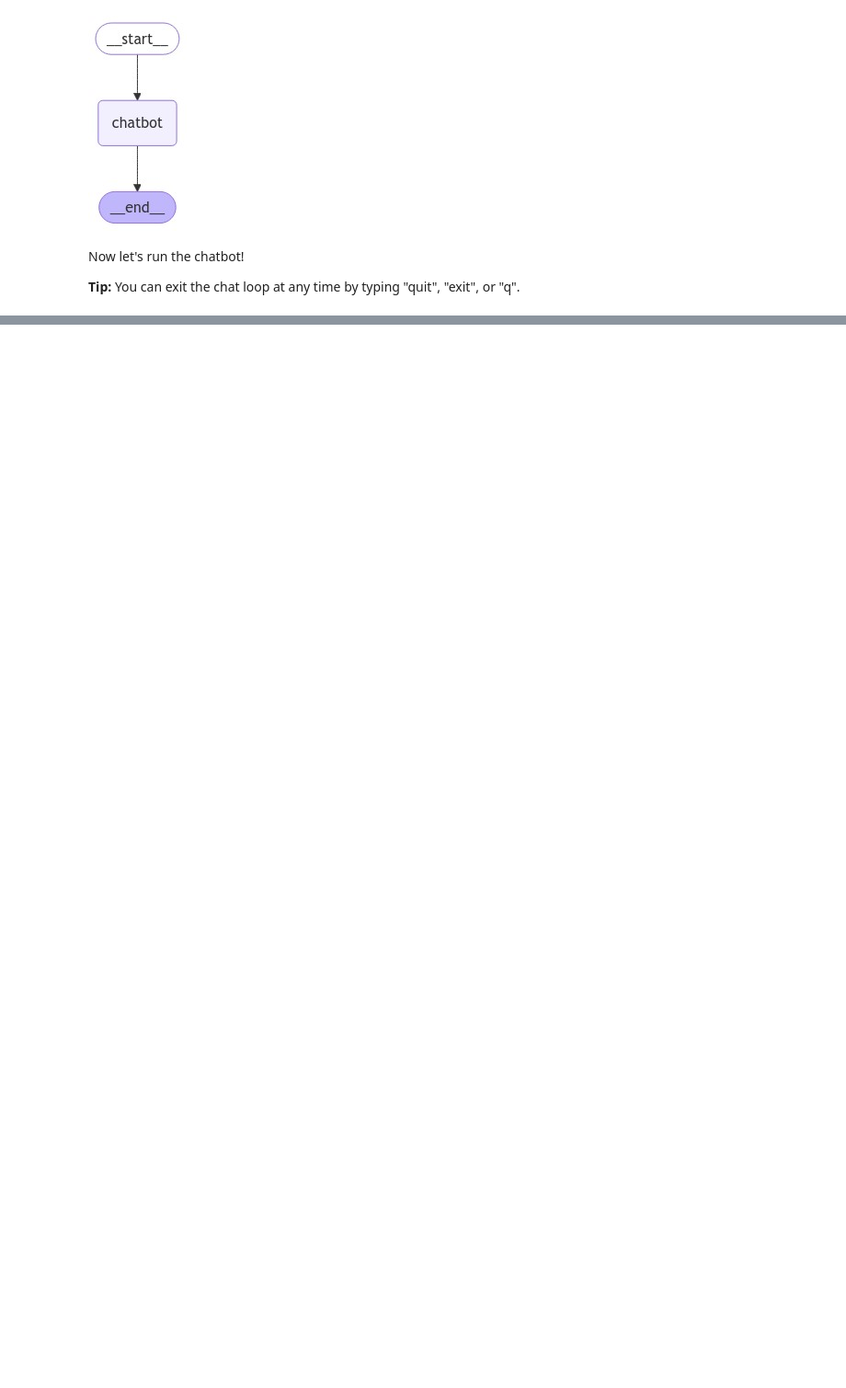
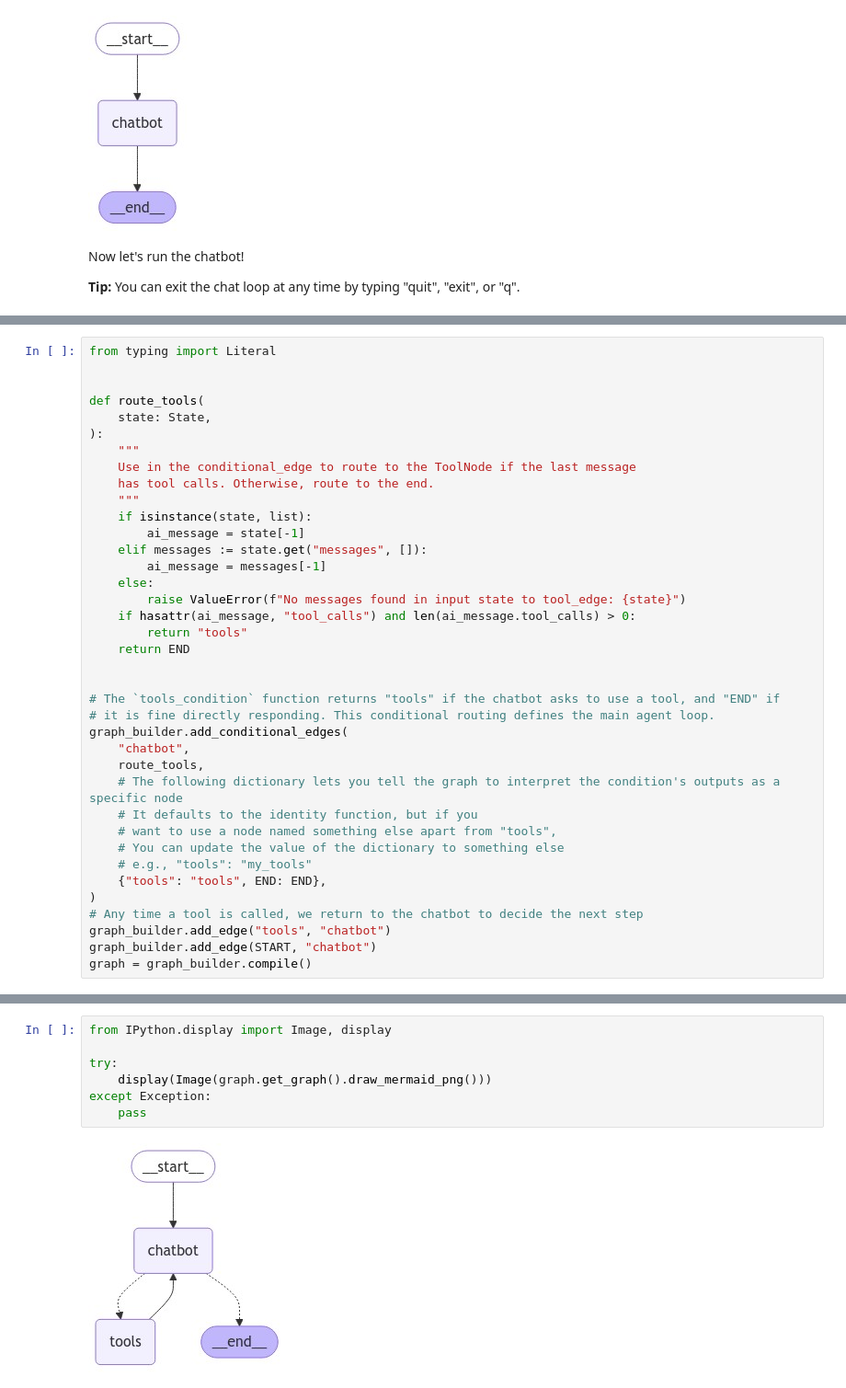
Before and after one commit to asakchris/genai-langchain, a Jupyter notebook: 05-Tools-Agents/02-SearchEngineWithLangGraph.ipynb, the cells around one changed output, grey strips where cells are left out. Shown: that part at 92% size. Cells and saved outputs as stored; diff of their text form; blank space fills up the shorter version.

```diff
--- a/05-Tools-Agents/02-SearchEngineWithLangGraph.ipynb
+++ b/05-Tools-Agents/02-SearchEngineWithLangGraph.ipynb
@@ -139,0 +239,38 @@ Goodbye!
+# %%
+from typing import Literal
+
+
+def route_tools(
+    state: State,
+):
+    """
+    Use in the conditional_edge to route to the ToolNode if the last message
+    has tool calls. Otherwise, route to the end.
+    """
+    if isinstance(state, list):
+        ai_message = state[-1]
+    elif messages := state.get("messages", []):
+        ai_message = messages[-1]
+    else:
+        raise ValueError(f"No messages found in input state to tool_edge: {state}")
+    if hasattr(ai_message, "tool_calls") and len(ai_message.tool_calls) > 0:
+        return "tools"
+    return END
+
+
+# The `tools_condition` function returns "tools" if the chatbot asks to use a tool, and "END" if
+# it is fine directly responding. This conditional routing defines the main agent loop.
+graph_builder.add_conditional_edges(
+    "chatbot",
+    route_tools,
+    # The following dictionary lets you tell the graph to interpret the condition's outputs as a specific node
+    # It defaults to the identity function, but if you
+    # want to use a node named something else apart from "tools",
+    # You can update the value of the dictionary to something else
+    # e.g., "tools": "my_tools"
+    {"tools": "tools", END: END},
+)
+# Any time a tool is called, we return to the chatbot to decide the next step
+graph_builder.add_edge("tools", "chatbot")
+graph_builder.add_edge(START, "chatbot")
+graph = graph_builder.compile()
@@ -139,0 +283,9 @@ Goodbye!
+# %%
+from IPython.display import Image, display
+
+try:
+    display(Image(graph.get_graph().draw_mermaid_png()))
+except Exception:
+    pass
+# %% [output]
+[figure, added]
```
Also changed, not shown: parts of 30 cells of this notebook, 4 other files.
